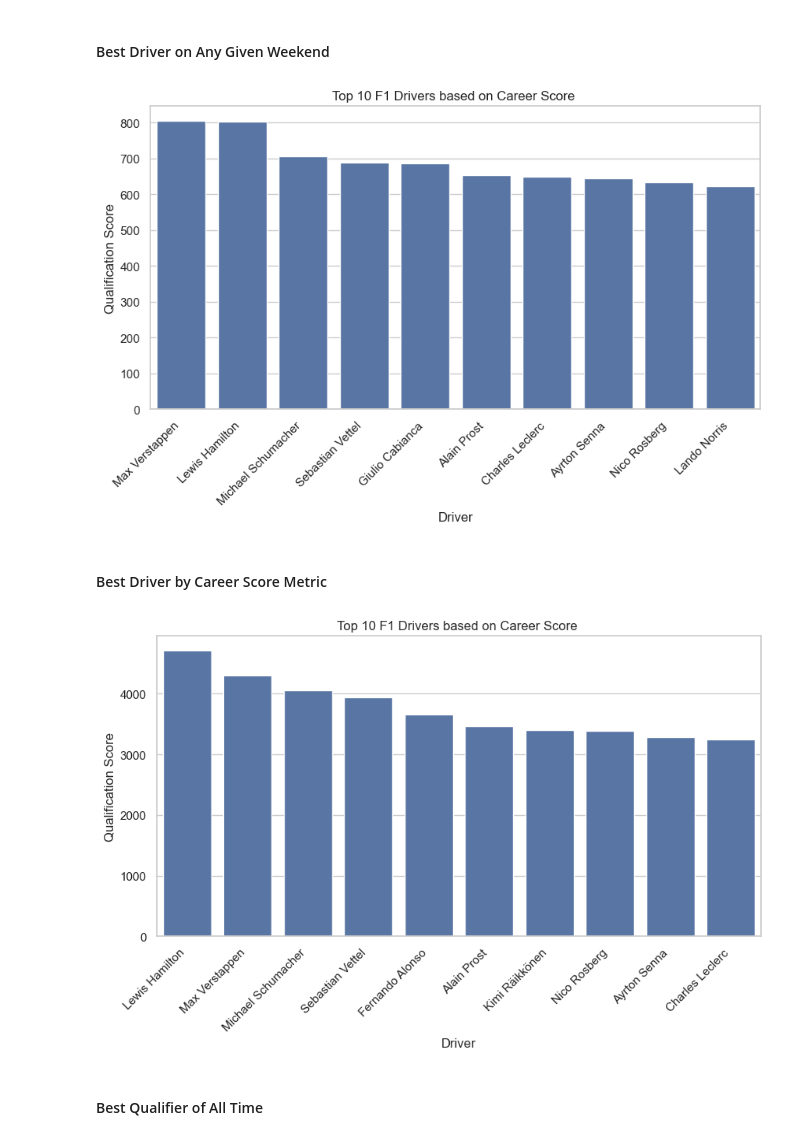
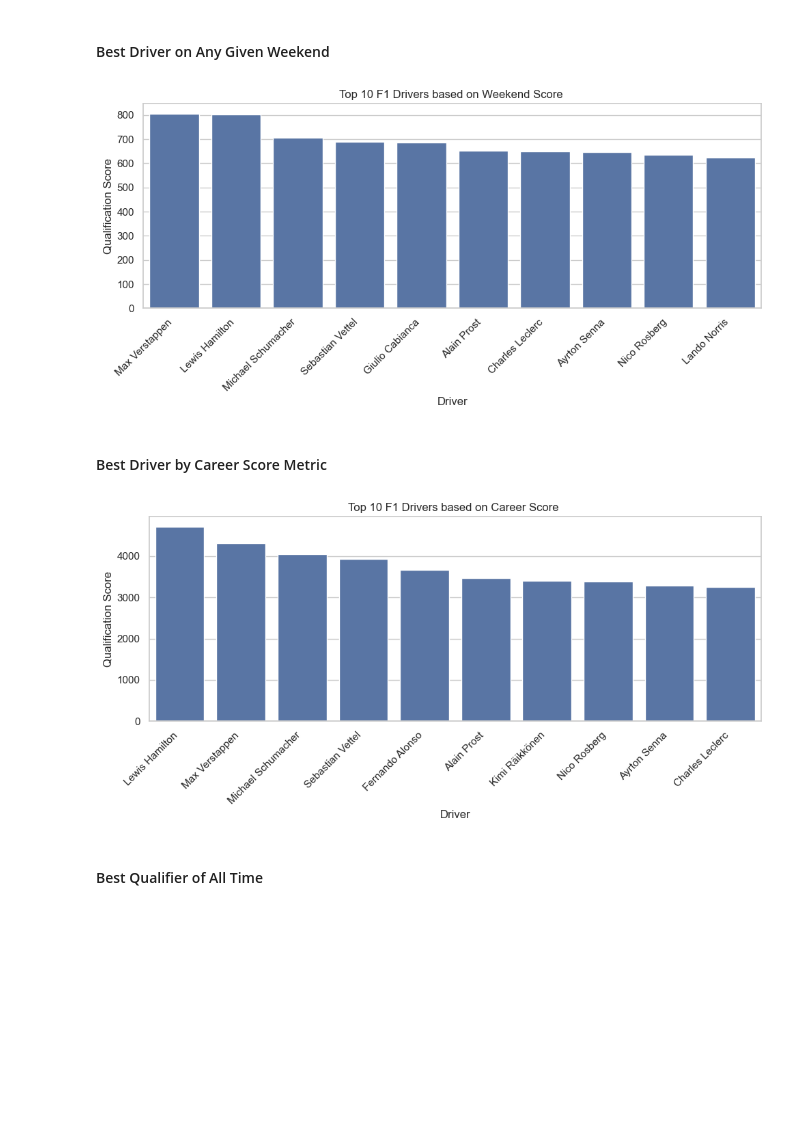
Before and after one commit to MichaelRice1/BestF1DriverEverWithData, a Jupyter notebook: data_processing/driver_processing.ipynb, the cells around one changed output. Cells and saved outputs as stored; diff of their text form; code cells hidden in the pictures; blank space fills up the shorter version.

Commit message:
results plot update

```diff
--- a/data_processing/driver_processing.ipynb
+++ b/data_processing/driver_processing.ipynb
@@ -279,35 +280,37 @@ for file in os.listdir(base):
 # %%
 
 driver_rankings = []
 
 for file in os.listdir('C:/Users/athen/Desktop/Github/BestF1DriverEverWithData/data/driver_career_stats'):
     with open(os.path.join('C:/Users/athen/Desktop/Github/BestF1DriverEverWithData/data/driver_career_stats', file), 'r', encoding='utf-8') as f:
         driver_career_data = json.load(f)
         avg_weekend_score = driver_career_data.get("average weekend score", float('-inf'))
 
         if total_races >= 40:
             driver_rankings.append({
                 "driver": file.replace('_career_stats.json', ''),
                 "average_weekend_score": avg_weekend_score,
             })
 
 driver_rankings.sort(key=lambda x: x["average_weekend_score"], reverse=True)
 top_10_ws = driver_rankings[:10]
 
 drivers = [d['driver'] for d in top_10_ws]
 ws_scores = [d['average_weekend_score'] for d in top_10_ws]
 
 sns.set_theme(style="whitegrid")
 ax = sns.barplot(x=drivers, y=ws_scores)
-ax.set_title('Top 10 F1 Drivers based on Career Score ')
+ax.set_title('Top 10 F1 Drivers based on Weekend Score ')
 ax.set_ylabel('Qualification Score')
 ax.set_xlabel('Driver')
 ax.set_xticklabels(ax.get_xticklabels(), rotation=45, horizontalalignment='right')
 sns.set(rc={'figure.figsize':(10,5)})
 
+plt.xticks(rotation=45, ha='right')
+plt.tight_layout()
 ax.figure.savefig('C:/Users/athen/Desktop/Github/BestF1DriverEverWithData/results/Top10DriversOnAnyGivenWeekend.png')
 # %% [output]
-[figure, old version]
+[figure, new version]
 # %% [markdown]
 #### Best Driver by Career Score Metric
 # %%
@@ -347,9 +350,11 @@ ax.set_xlabel('Driver')
 ax.set_xticklabels(ax.get_xticklabels(), rotation=45, horizontalalignment='right')
 sns.set(rc={'figure.figsize':(10,5)})
 
+plt.xticks(rotation=45, ha='right')
+plt.tight_layout()
 ax.figure.savefig('C:/Users/athen/Desktop/Github/BestF1DriverEverWithData/results/Top10DriversCareerScore.png')
 # %% [output]
-[figure, old version]
+[figure, new version]
 # %% [markdown]
 #### Best Qualifier of All Time
 # %%
```
Also changed, not shown: parts of 3 cells of this notebook, 4 other files.
